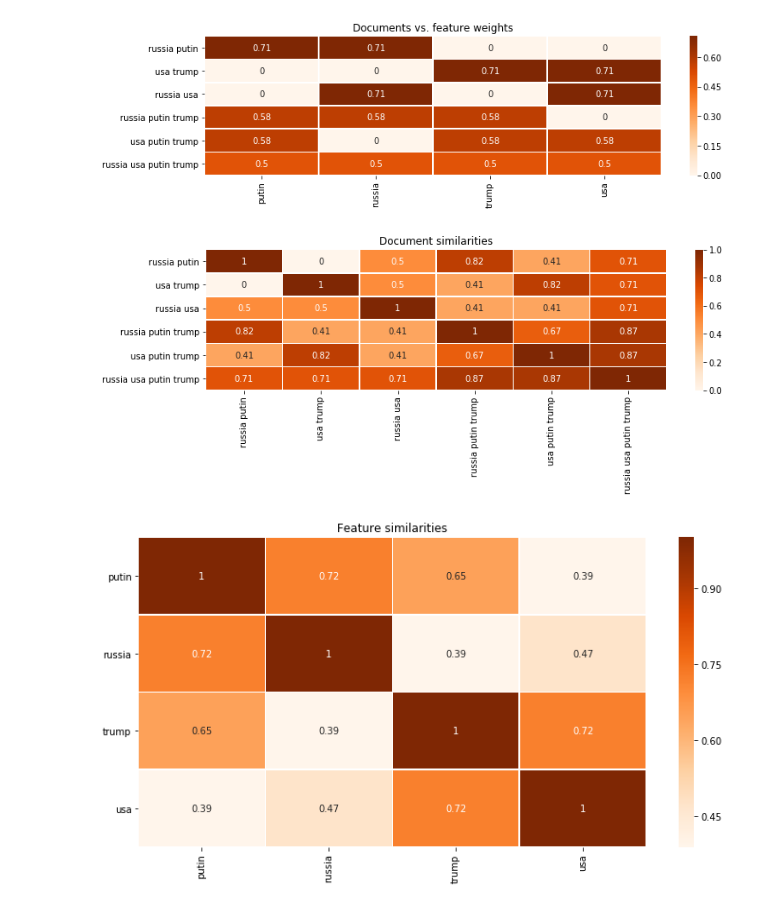
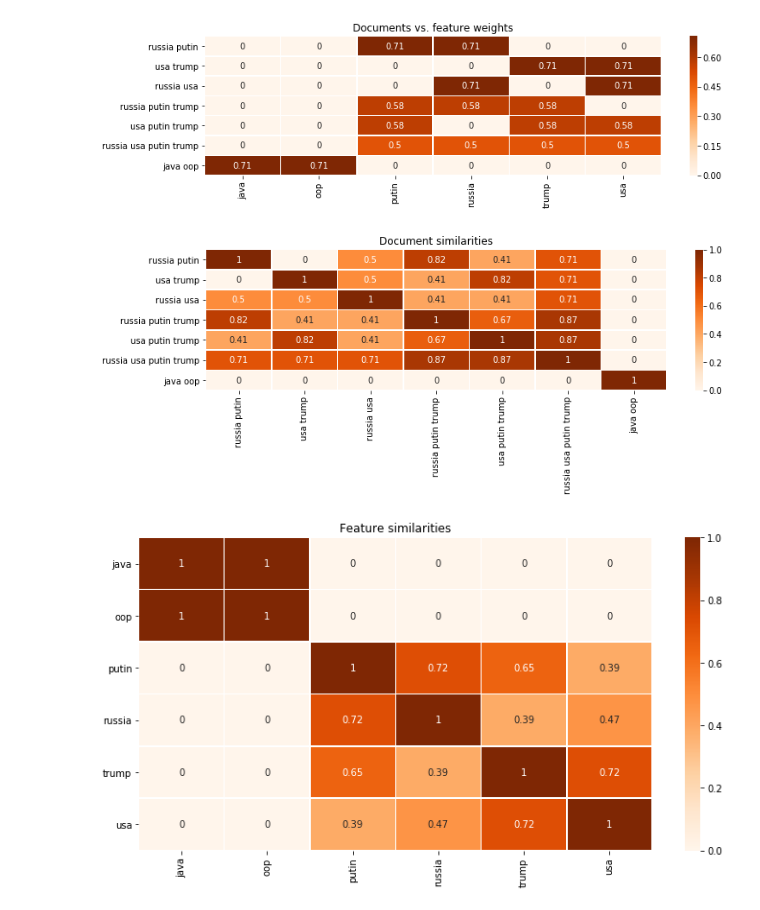
Before and after one commit to loki2302/learning-ml, a Jupyter notebook: text-processing-experiments/cosine_similarity.ipynb, the cells around one changed output. Saved outputs shown, nothing was run; the diff lists cells and outputs as text; code cells hidden in the pictures.

```diff
--- a/text-processing-experiments/cosine_similarity.ipynb
+++ b/text-processing-experiments/cosine_similarity.ipynb
@@ -60,21 +60,22 @@ def visualize(texts, features, document_feature_frequencies):
 # %%
 documents = pd.DataFrame([
     {'text': 'russia putin', 'category': 'russia'},
     {'text': 'usa trump', 'category': 'usa'},
     {'text': 'russia usa', 'category': 'world'},
     {'text': 'russia putin trump', 'category': 'world'},
     {'text': 'usa putin trump', 'category': 'world'},
-    {'text': 'russia usa putin trump', 'category': 'world'}
+    {'text': 'russia usa putin trump', 'category': 'world'},
+    {'text': 'java oop', 'category': 'programming'}
 ])
 
 tfidf_vectorizer = TfidfVectorizer()
 frequencies = tfidf_vectorizer.fit_transform(documents['text'])
 features = tfidf_vectorizer.get_feature_names()
 visualize(documents['text'], features, frequencies)
 # %% [output]
-[figure, old version]
+[figure, new version]
-[figure, old version]
+[figure, new version]
-[figure, old version]
+[figure, new version]
 # %%
 from sklearn.preprocessing import LabelEncoder
 category_encoder = LabelEncoder()
```
Also changed, not shown: parts of 3 cells of this notebook, 2 other files.
